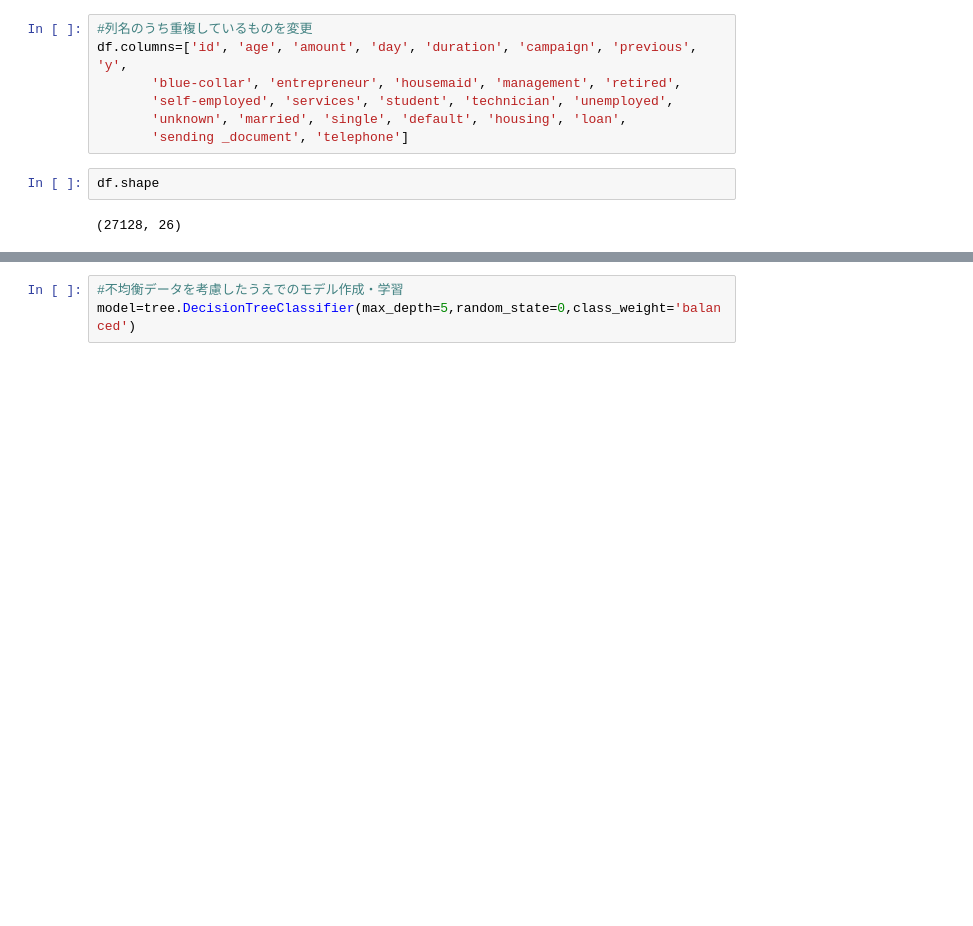
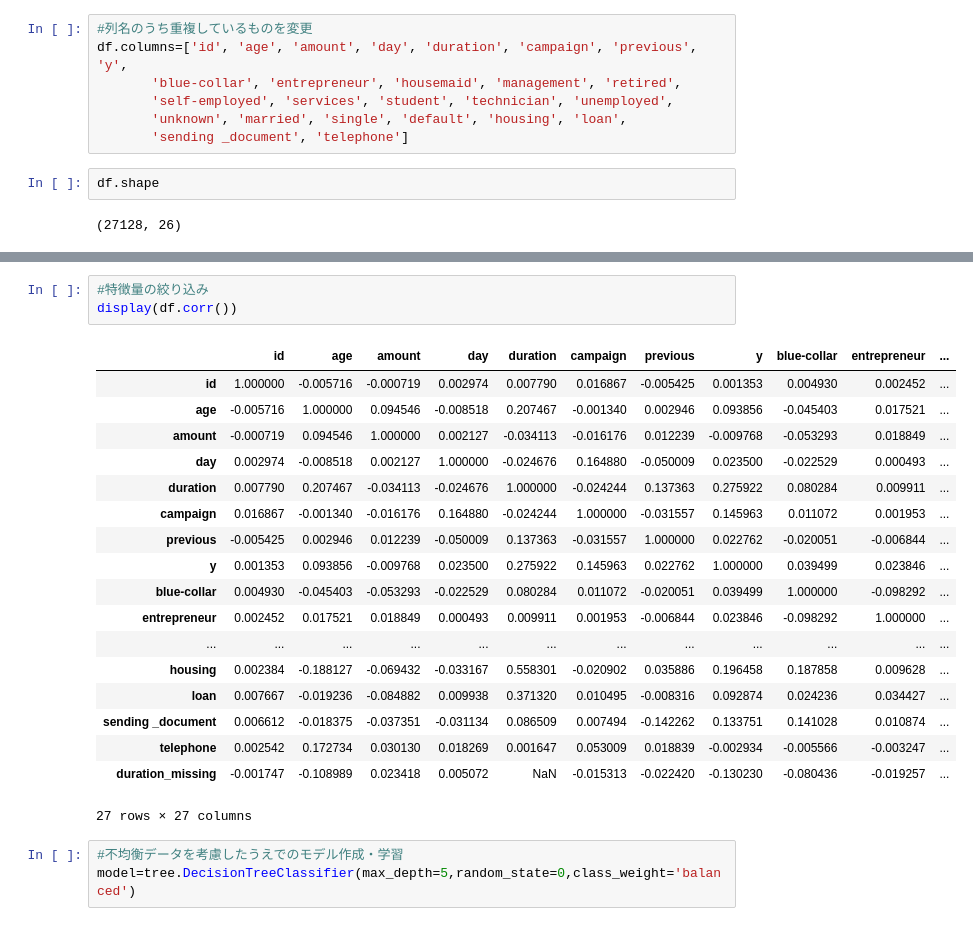
Before and after one commit to Udon-datascience/Python_machine_learning_study_log, a Jupyter notebook: study_based_on_textbook/learning_analysis_14.ipynb, the cells around one changed output, grey strips where cells are left out. Cells and saved outputs as stored; diff of their text form; blank space fills up the shorter version.

```diff
--- a/study_based_on_textbook/learning_analysis_14.ipynb
+++ b/study_based_on_textbook/learning_analysis_14.ipynb
@@ -344,3 +218,25 @@ Name: management, Length: 20084, dtype: float64
+# %%
+#特徴量の絞り込み
+display(df.corr())
+# %% [output]
+|  | id | age | amount | day | duration | campaign | previous | y | blue-collar | entrepreneur | ... |
+| id | 1.000000 | -0.005716 | -0.000719 | 0.002974 | 0.007790 | 0.016867 | -0.005425 | 0.001353 | 0.004930 | 0.002452 | ... |
+| age | -0.005716 | 1.000000 | 0.094546 | -0.008518 | 0.207467 | -0.001340 | 0.002946 | 0.093856 | -0.045403 | 0.017521 | ... |
+| amount | -0.000719 | 0.094546 | 1.000000 | 0.002127 | -0.034113 | -0.016176 | 0.012239 | -0.009768 | -0.053293 | 0.018849 | ... |
+| day | 0.002974 | -0.008518 | 0.002127 | 1.000000 | -0.024676 | 0.164880 | -0.050009 | 0.023500 | -0.022529 | 0.000493 | ... |
+| duration | 0.007790 | 0.207467 | -0.034113 | -0.024676 | 1.000000 | -0.024244 | 0.137363 | 0.275922 | 0.080284 | 0.009911 | ... |
+| campaign | 0.016867 | -0.001340 | -0.016176 | 0.164880 | -0.024244 | 1.000000 | -0.031557 | 0.145963 | 0.011072 | 0.001953 | ... |
+| previous | -0.005425 | 0.002946 | 0.012239 | -0.050009 | 0.137363 | -0.031557 | 1.000000 | 0.022762 | -0.020051 | -0.006844 | ... |
+| y | 0.001353 | 0.093856 | -0.009768 | 0.023500 | 0.275922 | 0.145963 | 0.022762 | 1.000000 | 0.039499 | 0.023846 | ... |
+| blue-collar | 0.004930 | -0.045403 | -0.053293 | -0.022529 | 0.080284 | 0.011072 | -0.020051 | 0.039499 | 1.000000 | -0.098292 | ... |
+| entrepreneur | 0.002452 | 0.017521 | 0.018849 | 0.000493 | 0.009911 | 0.001953 | -0.006844 | 0.023846 | -0.098292 | 1.000000 | ... |
+| ... | ... | ... | ... | ... | ... | ... | ... | ... | ... | ... | ... |
+| housing | 0.002384 | -0.188127 | -0.069432 | -0.033167 | 0.558301 | -0.020902 | 0.035886 | 0.196458 | 0.187858 | 0.009628 | ... |
+| loan | 0.007667 | -0.019236 | -0.084882 | 0.009938 | 0.371320 | 0.010495 | -0.008316 | 0.092874 | 0.024236 | 0.034427 | ... |
+| sending _document | 0.006612 | -0.018375 | -0.037351 | -0.031134 | 0.086509 | 0.007494 | -0.142262 | 0.133751 | 0.141028 | 0.010874 | ... |
+| telephone | 0.002542 | 0.172734 | 0.030130 | 0.018269 | 0.001647 | 0.053009 | 0.018839 | -0.002934 | -0.005566 | -0.003247 | ... |
+| duration_missing | -0.001747 | -0.108989 | 0.023418 | 0.005072 | NaN | -0.015313 | -0.022420 | -0.130230 | -0.080436 | -0.019257 | ... |
+27 rows × 27 columns
 # %%
 #不均衡データを考慮したうえでのモデル作成・学習
 model=tree.DecisionTreeClassifier(max_depth=5,random_state=0,class_weight='balanced')
```
Also changed, not shown: parts of 8 cells of this notebook.
